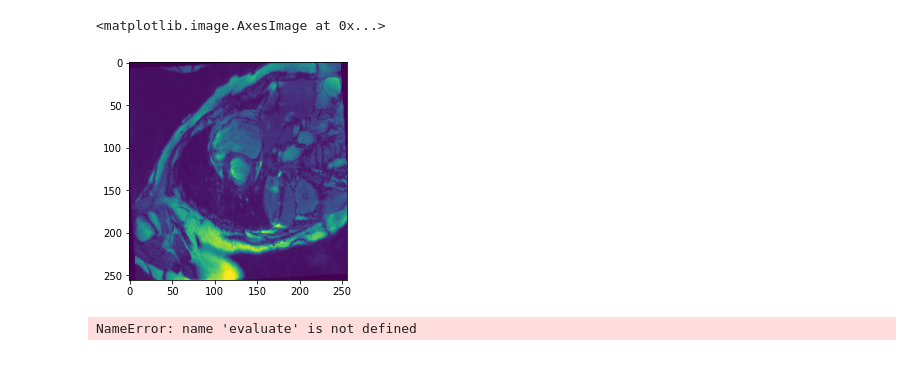
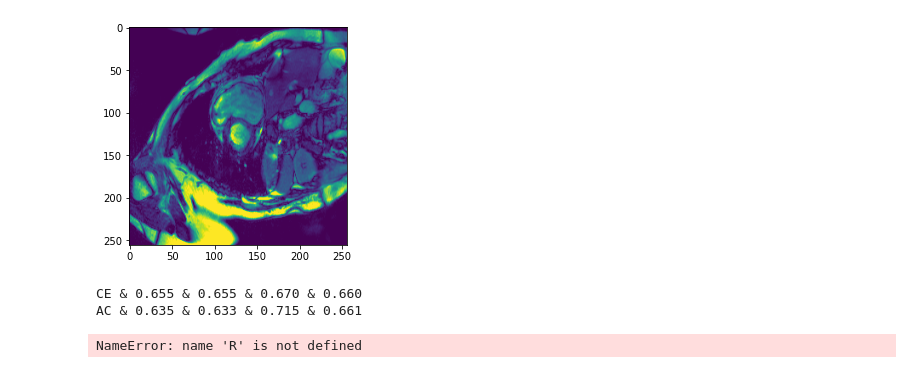
Before and after one commit to nissmar/Learning-Active-Contour, a Jupyter notebook: Robust.ipynb, the cells around one changed output. Saved outputs shown, nothing was run; the diff lists cells and outputs as text; code cells hidden in the pictures.

```diff
--- a/Robust.ipynb
+++ b/Robust.ipynb
@@ -13,7 +11,33 @@ device = "cuda" if torch.cuda.is_available() else "cpu"
 
 cust_transforms = [
     transforms.Resize((256,256)),
-    transforms.RandomAffine(10),
+    transforms.ColorJitter(0.5,0.5),
 ]
 # %%
 D_test1 = MedicalDataset(1, "data_test",cust_transforms)
+# %%
+im = D_test1[0][0][0]
+plt.imshow(im)
+plt.imsave('figs/contrast.png', im)
+# %% [output]
+[figure, added]
+# %%
+def evaluate_rec(model_parse, transform, sigmoid):
+    model = UNet(1,1)
+    model.to(device)
+    L = []
+    for i in range(1,4):
+        D_val = MedicalDataset(i, "data_validation", transform)
+        val_loader = torch.utils.data.DataLoader(
+            D_val, batch_size=5, shuffle=False
+        )
+        model.load_state_dict(torch.load(model_parse.format(i)))
+        model.eval()
+        L.append(evaluate(model, val_loader, sigmoid).item())
+    print('{} & {:.3f} & {:.3f} & {:.3f} & {:.3f} '.format(model_parse[-5:-3], L[0], L[1], L[2], (L[1]+L[2]+L[0])/3))
+
+evaluate_rec('models/unet{}_CE.pt', cust_transforms, True)
+evaluate_rec('models/unet{}_AC.pt', cust_transforms, False)
+# %% [output]
+CE & 0.655 & 0.655 & 0.670 & 0.660
+AC & 0.635 & 0.633 & 0.715 & 0.661
@@ -20,22 +46,6 @@ D_test1 = MedicalDataset(1, "data_test",cust_transforms)
+# %%
+R[-5:-3]
+# %% [output]
+NameError: name 'R' is not defined
 # %%
-plt.imshow(D_test1[0][0][0])
+L = [0.8190, 0.834, 0.889]
-# %% [output]
-<matplotlib.image.AxesImage at 0x...>
-[figure, removed]
-# %%
-
-def evaluate_rec(model_parse, transform):
-    model = UNet(1,1)
-    model.to(device)
-    for i in range(1,4):
-        D_val = MedicalDataset(i, "data_validation", transform)
-        val_loader = torch.utils.data.DataLoader(
-            D_val, batch_size=5, shuffle=False
-        )
-        model.load_state_dict(torch.load(model_parse.format(i)))
-        model.eval()
-        print(evaluate(model, val_loader, True).item())
-
-evaluate_rec('models/unet{}_CE.pt', cust_transforms)
-# %% [output]
-NameError: name 'evaluate' is not defined
```
Also changed, not shown: parts of 3 cells of this notebook, 7 other files.
